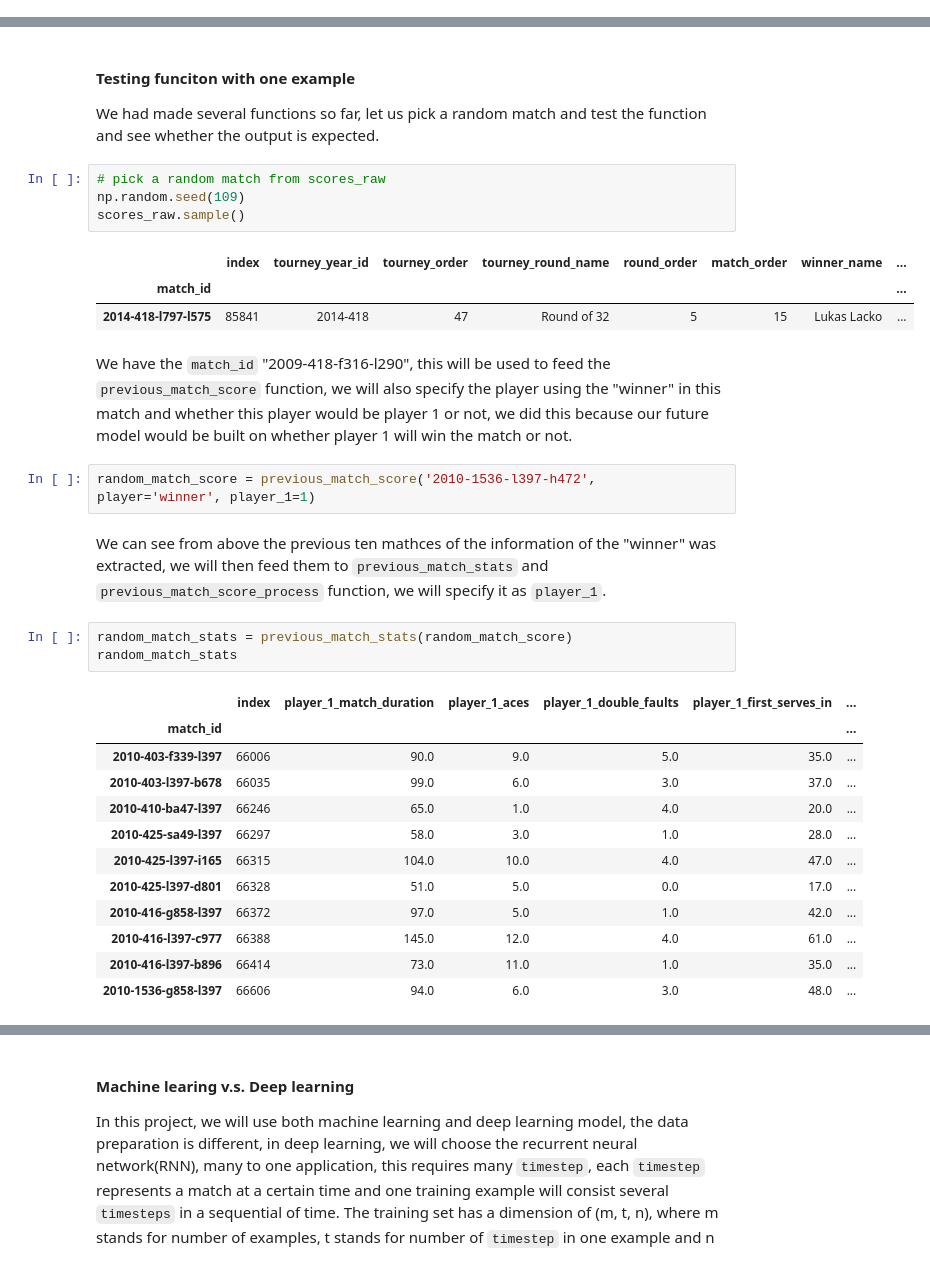
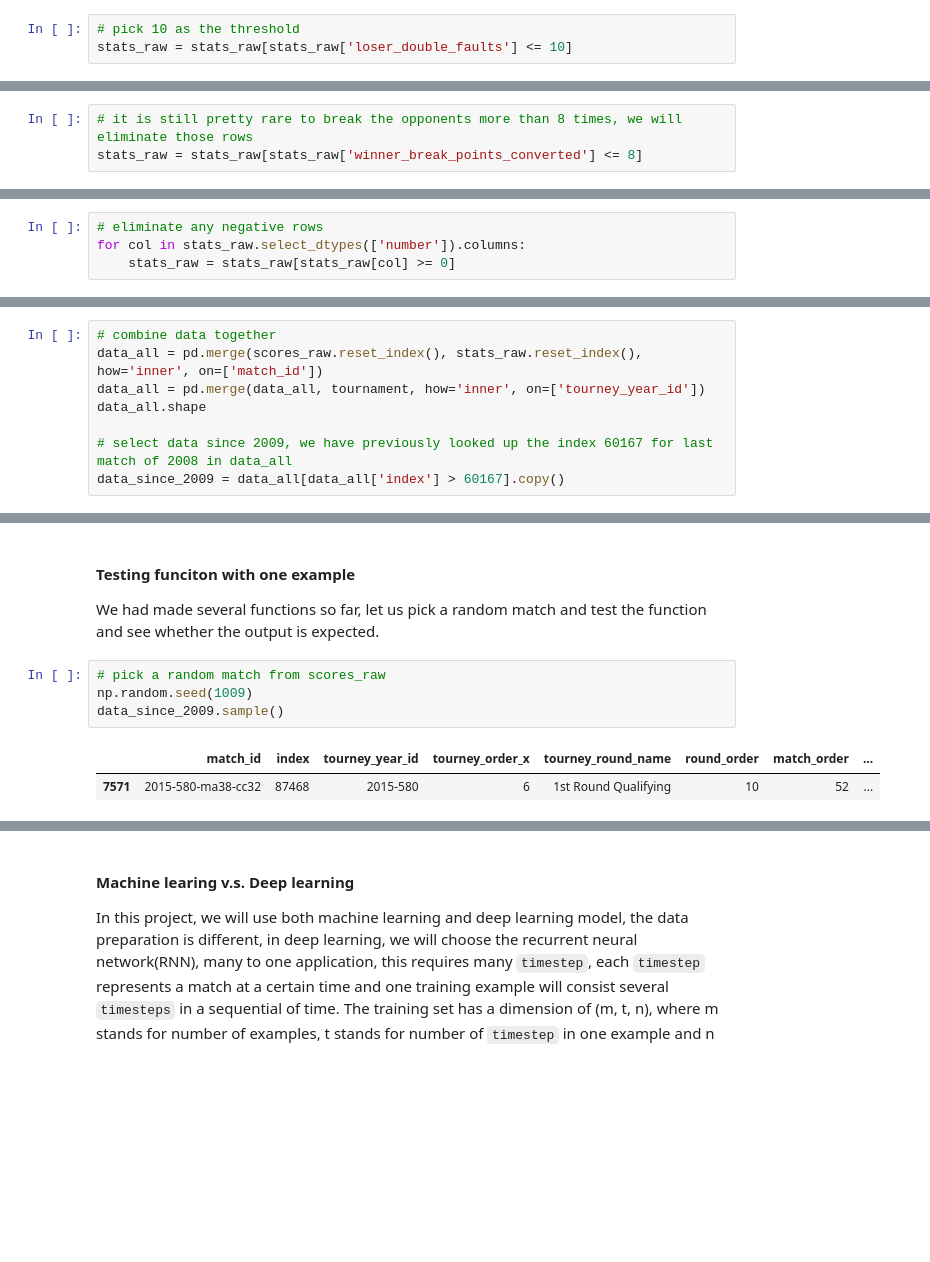
Before and after one commit to george1577/Thinkful_Data_Science, a Jupyter notebook: Capstone project/Capstone project 2/Data cleaning_wrangling/Data_cleaning.ipynb, the cells around one changed output, grey strips where cells are left out. Drawn from its saved outputs; the diff is of its cells as text; blank space fills up the shorter version.

```diff
--- a/Capstone project/Capstone project 2/Data cleaning_wrangling/Data_cleaning.ipynb
+++ b/Capstone project/Capstone project 2/Data cleaning_wrangling/Data_cleaning.ipynb
@@ -322,0 +521,3 @@ stats_raw.drop(['match_stats_url_suffix', 'match_time'], axis=1, inplace=True)
+# %%
+# pick 10 as the threshold
+stats_raw = stats_raw[stats_raw['loser_double_faults'] <= 10]
@@ -322,0 +545,3 @@ stats_raw.drop(['match_stats_url_suffix', 'match_time'], axis=1, inplace=True)
+# %%
+# it is still pretty rare to break the opponents more than 8 times, we will eliminate those rows
+stats_raw = stats_raw[stats_raw['winner_break_points_converted'] <= 8]
@@ -322,0 +553,4 @@ stats_raw.drop(['match_stats_url_suffix', 'match_time'], axis=1, inplace=True)
+# %%
+# eliminate any negative rows
+for col in stats_raw.select_dtypes(['number']).columns:
+    stats_raw = stats_raw[stats_raw[col] >= 0]
@@ -428,3 +670,11 @@ From above, we can see that the duplicated index happened only when two players
+# %%
+# combine data together
+data_all = pd.merge(scores_raw.reset_index(), stats_raw.reset_index(), how='inner', on=['match_id'])
+data_all = pd.merge(data_all, tournament, how='inner', on=['tourney_year_id'])
+data_all.shape
+
+# select data since 2009, we have previously looked up the index 60167 for last match of 2008 in data_all
+data_since_2009 = data_all[data_all['index'] > 60167].copy()
 # %% [markdown]
 #### Define several helper functions
 Since we have several tables in the dataset, we need some functions to extract some information from different tables and find out the relationship between tables and combine it together.
@@ -624,31 +851,8 @@ def previous_match_score_process(df, player='player_1', label=1): # use the df f
 We had made several functions so far, let us pick a random match and test the function and see whether the output is expected.
 # %%
 # pick a random match from scores_raw
-np.random.seed(109)
-scores_raw.sample()
+np.random.seed(1009)
+data_since_2009.sample()
 # %% [output]
-|  | index | tourney_year_id | tourney_order | tourney_round_name | round_order | match_order | winner_name | ... |
-| match_id |  |  |  |  |  |  |  | ... |
-| 2014-418-l797-l575 | 85841 | 2014-418 | 47 | Round of 32 | 5 | 15 | Lukas Lacko | ... |
+|  | match_id | index | tourney_year_id | tourney_order_x | tourney_round_name | round_order | match_order | ... |
+| 7571 | 2015-580-ma38-cc32 | 87468 | 2015-580 | 6 | 1st Round Qualifying | 10 | 52 | ... |
-# %% [markdown]
-We have the `match_id` "2009-418-f316-l290", this will be used to feed the `previous_match_score` function, we will also specify the player using the "winner" in this match and whether this player would be player 1 or not, we did this because our future model would be built on whether player 1 will win the match or not.
-# %%
-random_match_score = previous_match_score('2010-1536-l397-h472', player='winner', player_1=1)
-# %% [markdown]
-We can see from above the previous ten mathces of the information of the "winner" was extracted, we will then feed them to `previous_match_stats` and `previous_match_score_process` function, we will specify it as `player_1`.
-# %%
-random_match_stats = previous_match_stats(random_match_score)
-random_match_stats
-# %% [output]
-|  | index | player_1_match_duration | player_1_aces | player_1_double_faults | player_1_first_serves_in | ... |
-| match_id |  |  |  |  |  | ... |
-| 2010-403-f339-l397 | 66006 | 90.0 | 9.0 | 5.0 | 35.0 | ... |
-| 2010-403-l397-b678 | 66035 | 99.0 | 6.0 | 3.0 | 37.0 | ... |
-| 2010-410-ba47-l397 | 66246 | 65.0 | 1.0 | 4.0 | 20.0 | ... |
-| 2010-425-sa49-l397 | 66297 | 58.0 | 3.0 | 1.0 | 28.0 | ... |
-| 2010-425-l397-i165 | 66315 | 104.0 | 10.0 | 4.0 | 47.0 | ... |
-| 2010-425-l397-d801 | 66328 | 51.0 | 5.0 | 0.0 | 17.0 | ... |
-| 2010-416-g858-l397 | 66372 | 97.0 | 5.0 | 1.0 | 42.0 | ... |
-| 2010-416-l397-c977 | 66388 | 145.0 | 12.0 | 4.0 | 61.0 | ... |
-| 2010-416-l397-b896 | 66414 | 73.0 | 11.0 | 1.0 | 35.0 | ... |
-| 2010-1536-g858-l397 | 66606 | 94.0 | 6.0 | 3.0 | 48.0 | ... |
```
Also changed, not shown: parts of 71 cells of this notebook, 1 other file.
